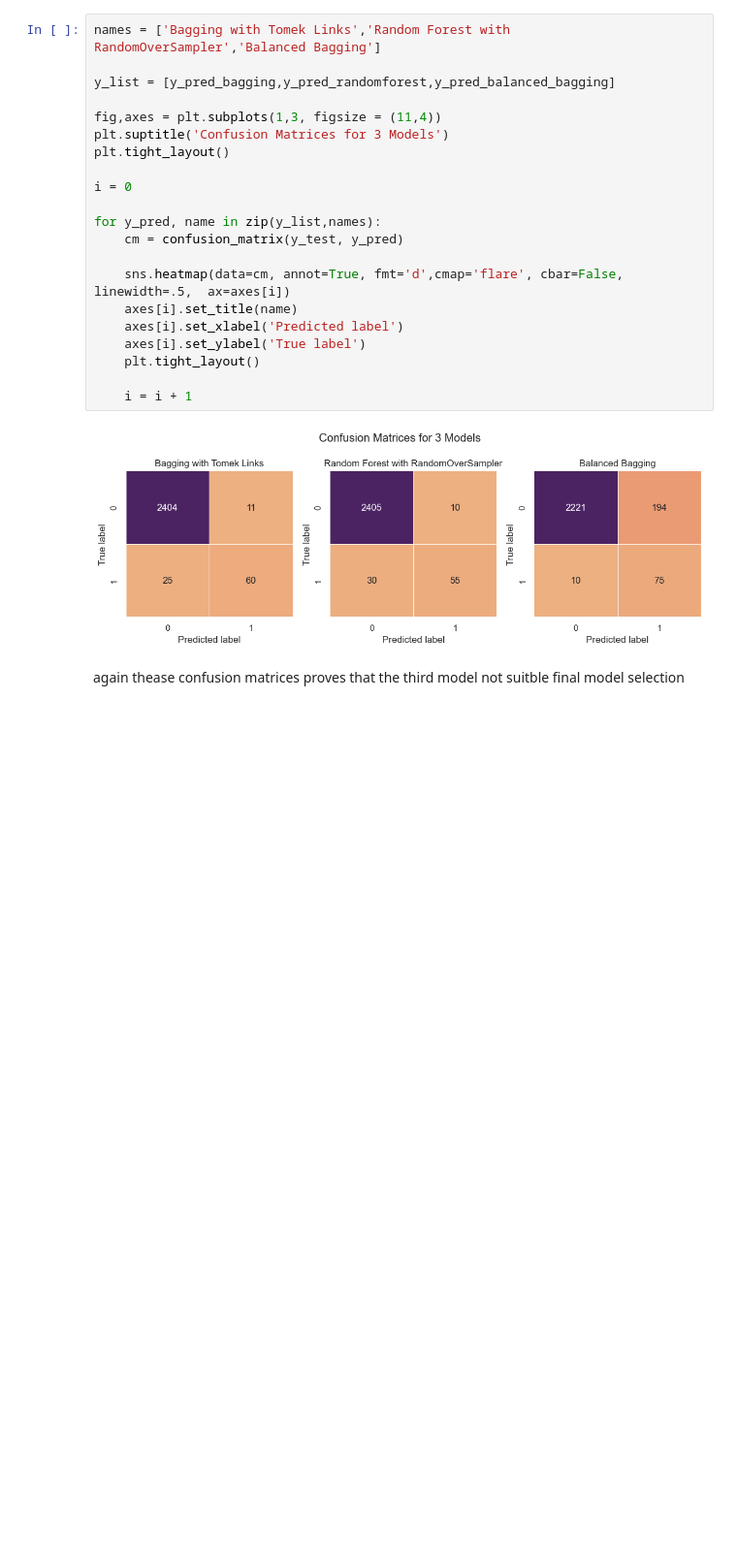
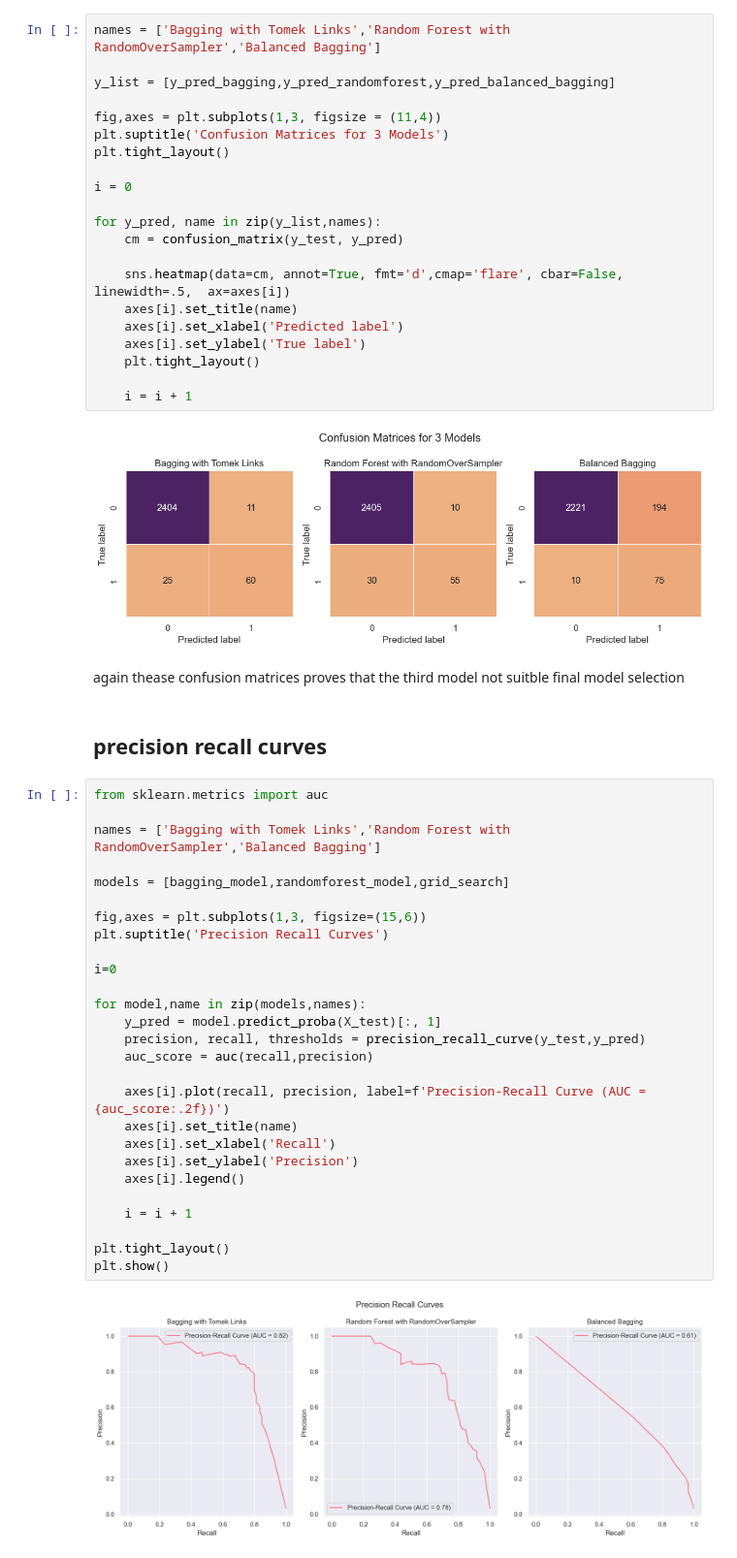
Before and after one commit to nayana-sisil/predictive-maintenance-ml, a Jupyter notebook: Predictive_maintaince.ipynb, the cells around one changed output. Shown at 97% size. Saved outputs shown, nothing was run; the diff lists cells and outputs as text; blank space fills up the shorter version.

Commit message:
trined  models pr curve

```diff
--- a/Predictive_maintaince.ipynb
+++ b/Predictive_maintaince.ipynb
@@ -1102,3 +1102,34 @@ for y_pred, name in zip(y_list,names):
 [figure]
 # %% [markdown]
 again thease confusion matrices proves that the third model not suitble final model selection
+# %% [markdown]
+## precision recall curves
+# %%
+from sklearn.metrics import auc
+
+names = ['Bagging with Tomek Links','Random Forest with RandomOverSampler','Balanced Bagging']
+
+models = [bagging_model,randomforest_model,grid_search]
+
+fig,axes = plt.subplots(1,3, figsize=(15,6))
+plt.suptitle('Precision Recall Curves')
+
+i=0
+
+for model,name in zip(models,names):
+    y_pred = model.predict_proba(X_test)[:, 1]
+    precision, recall, thresholds = precision_recall_curve(y_test,y_pred)
+    auc_score = auc(recall,precision)
+
+    axes[i].plot(recall, precision, label=f'Precision-Recall Curve (AUC = {auc_score:.2f})')
+    axes[i].set_title(name)
+    axes[i].set_xlabel('Recall')
+    axes[i].set_ylabel('Precision')
+    axes[i].legend()
+
+    i = i + 1
+
+plt.tight_layout()
+plt.show()
+# %% [output]
+[figure, added]
```
Also changed, not shown: parts of 2 cells of this notebook.
